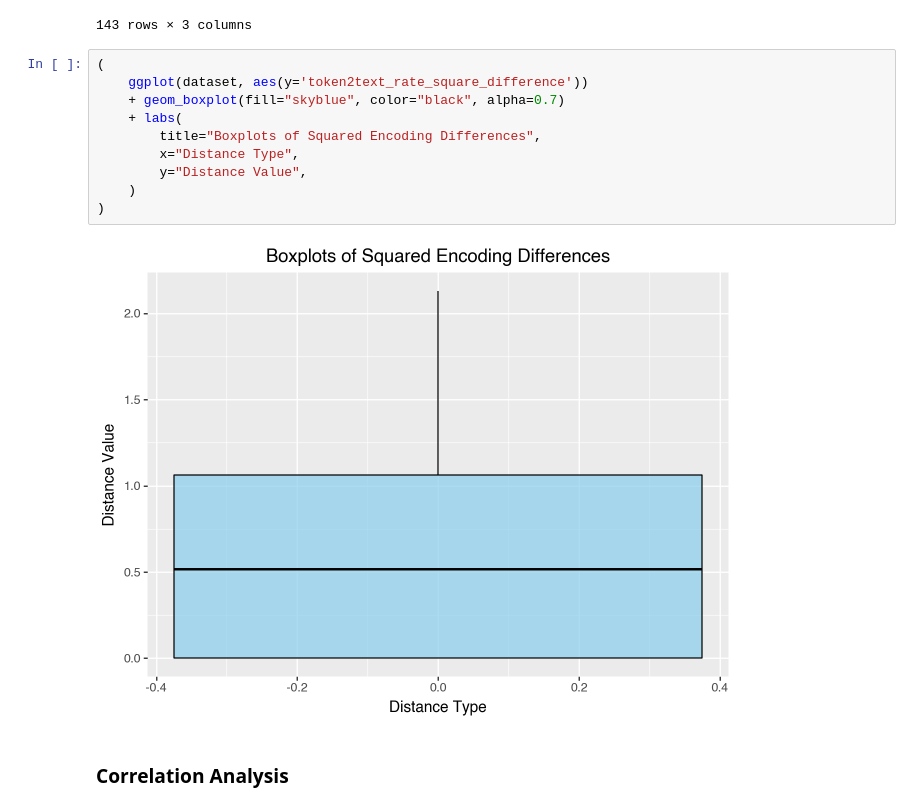
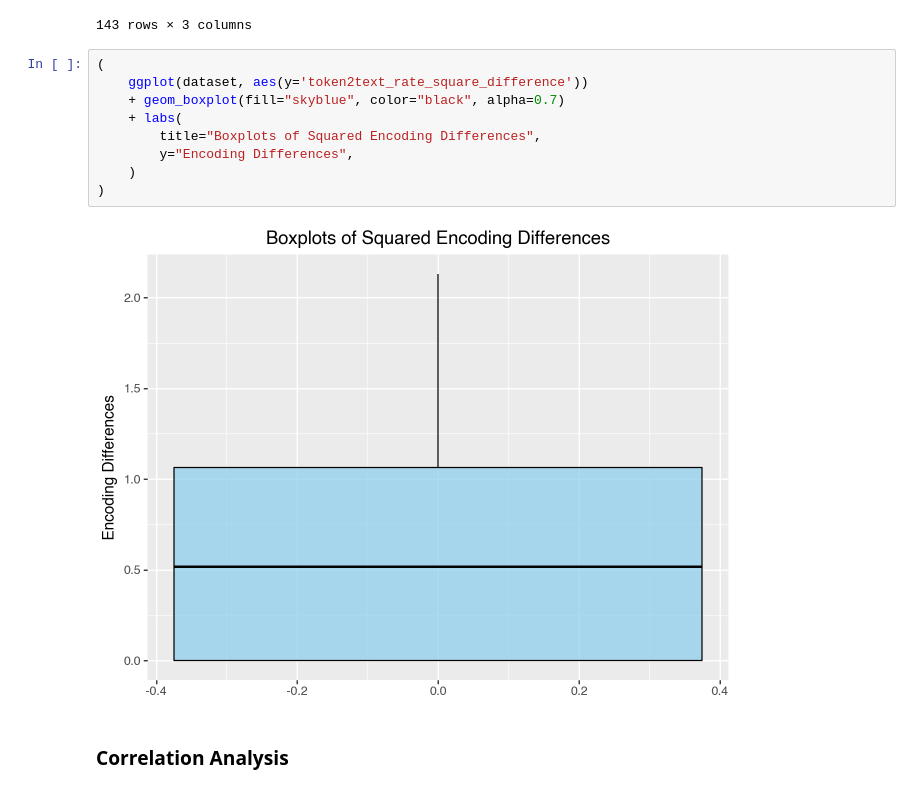
Before and after one commit to lersouza/language-transfer, a Jupyter notebook: notebooks/Data Transfer Exploration.ipynb, the cells around one changed output. Saved outputs shown, nothing was run; the diff lists cells and outputs as text.

```diff
--- a/notebooks/Data Transfer Exploration.ipynb
+++ b/notebooks/Data Transfer Exploration.ipynb
@@ -493,15 +493,14 @@ dataset[dataset["token2text_rate_square_difference"] > 1.5][
 # %%
 (
     ggplot(dataset, aes(y='token2text_rate_square_difference'))
     + geom_boxplot(fill="skyblue", color="black", alpha=0.7)
     + labs(
         title="Boxplots of Squared Encoding Differences",
-        x="Distance Type",
-        y="Distance Value",
+        y="Encoding Differences",
     )
 )
 # %% [output]
-[figure, old version]
+[figure, new version]
 # %% [markdown]
 ### Correlation Analysis
 # %% [markdown]
```
Also changed, not shown: parts of 19 cells of this notebook.
